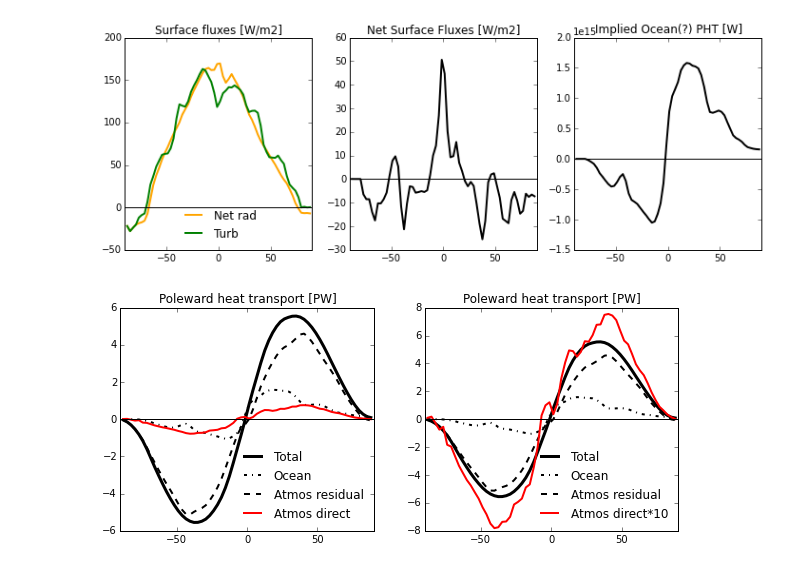
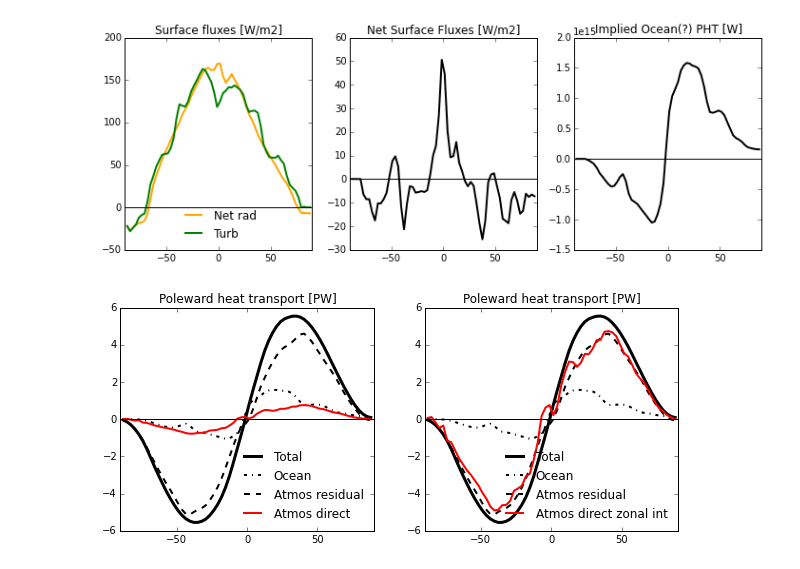
Before and after one commit to kemccusker/pyscripts, a Jupyter notebook: notebooks/poleward_heat_transport.ipynb, the cells around one changed output. Drawn from its saved outputs; the diff is of its cells as text; code cells hidden in the pictures.

Commit message:
compare zonal int with indirect PHT calc.

```diff
--- a/notebooks/poleward_heat_transport.ipynb
+++ b/notebooks/poleward_heat_transport.ipynb
@@ -669,38 +669,39 @@ Residual Sfc [W/m2]: 12.5707948822
 # Compare direct calculation of PHT with indirect calc (w/ toa/sfc fluxes)
 # Compare with Fasullo & Trenberth Fig 7d and Wunsch Fig 1 above
 
-printtofile=False
+printtofile=True
 
 fig,axs=plt.subplots(1,2)
 fig.set_size_inches((10,4))
 
 ax=axs[0]
 ax.plot(lat,np.cumsum(nettoa*latcircles)/1e15,'k',linewidth=3)
 ax.plot(lat,np.cumsum(netsfc*latcircles)/1e15,'k',linewidth=2,linestyle='-.')
 ax.plot(lat,(np.cumsum(nettoa*latcircles)-np.cumsum(netsfc*latcircles))/1e15,
         'k',linewidth=2,linestyle='--')
 # Add curves from Direct calculation above.
 #ax.plot(lat,fldzatot/1e15,color='r', linewidth=2) # calc w/ the vert integral done in script
 ax.plot(lat,fldzatot2/1e15,color='r', linewidth=2) # calc w/ the vert integral done in .nc (diags)
 ax.set_xlim((-90,90))
 ax.axhline(y=0,color='k')
 ax.set_title('Poleward heat transport [PW]')
 ax.legend(('Total','Ocean','Atmos residual','Atmos direct'), frameon=False,loc='best')
 
 ax=axs[1]
 ax.plot(lat,np.cumsum(nettoa*latcircles)/1e15,'k',linewidth=3)
 ax.plot(lat,np.cumsum(netsfc*latcircles)/1e15,'k',linewidth=2,linestyle='-.')
 ax.plot(lat,(np.cumsum(nettoa*latcircles)-np.cumsum(netsfc*latcircles))/1e15,
         'k',linewidth=2,linestyle='--')
 # Add curves from Direct calculation above. Fudge the order of magnitude.
 #ax.plot(lat,fldzatot/1e14,color='b', linewidth=2) # calc w/ the vert integral done in script
-ax.plot(lat,fldzatot2/1e14,color='r', linewidth=2) # calc w/ the vert integral done in .nc (diags)
+#@@@@ax.plot(lat,fldzatot2/1e14,color='r', linewidth=2) # calc w/ the vert integral done in .nc (diags)
+ax.plot(lat,fldtot2/1e15,color='r',linewidth=2) # zonal INTEGRAL
 ax.set_xlim((-90,90))
 ax.axhline(y=0,color='k')
 ax.set_title('Poleward heat transport [PW]')
-ax.legend(('Total','Ocean','Atmos residual','Atmos direct*10'), frameon=False,loc='best')
+ax.legend(('Total','Ocean','Atmos residual','Atmos direct zonal int'), frameon=False,loc='best')#'Atmos direct*10'
 
 if printtofile:
-    fig.savefig('PHT_fromfluxes_comptodirectb.pdf')
+    fig.savefig('PHT_fromfluxes_comptodirectzonaltot.pdf')
 # %% [output]
-[figure, old version]
+[figure, new version]
```
Also changed, not shown: parts of 3 cells of this notebook.
